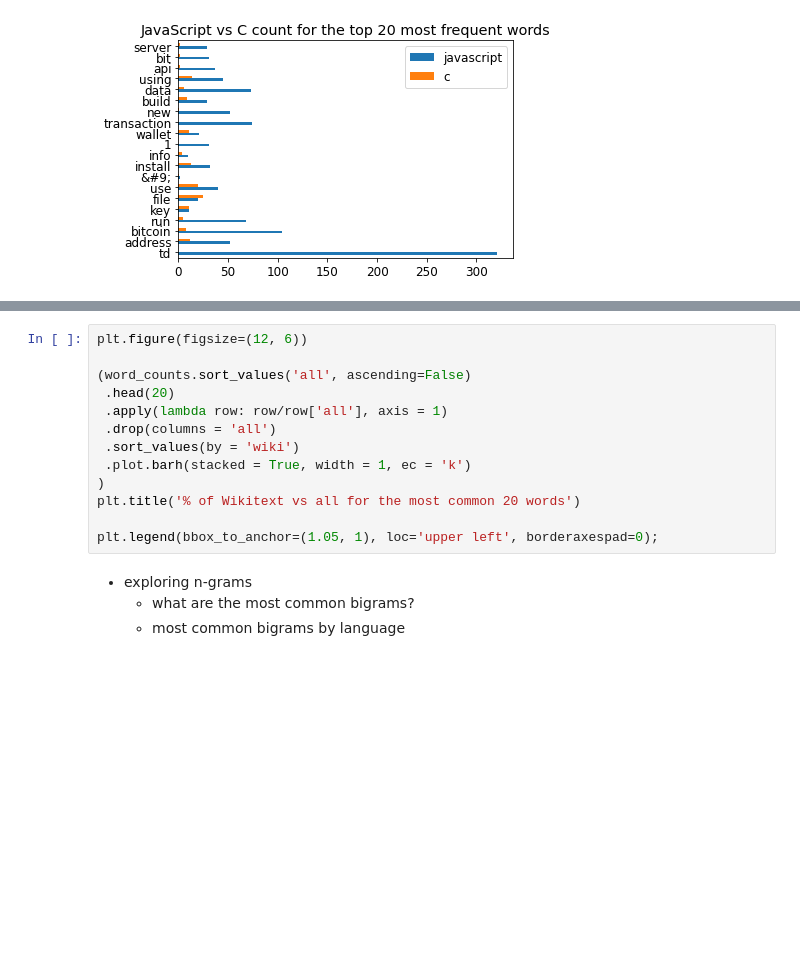
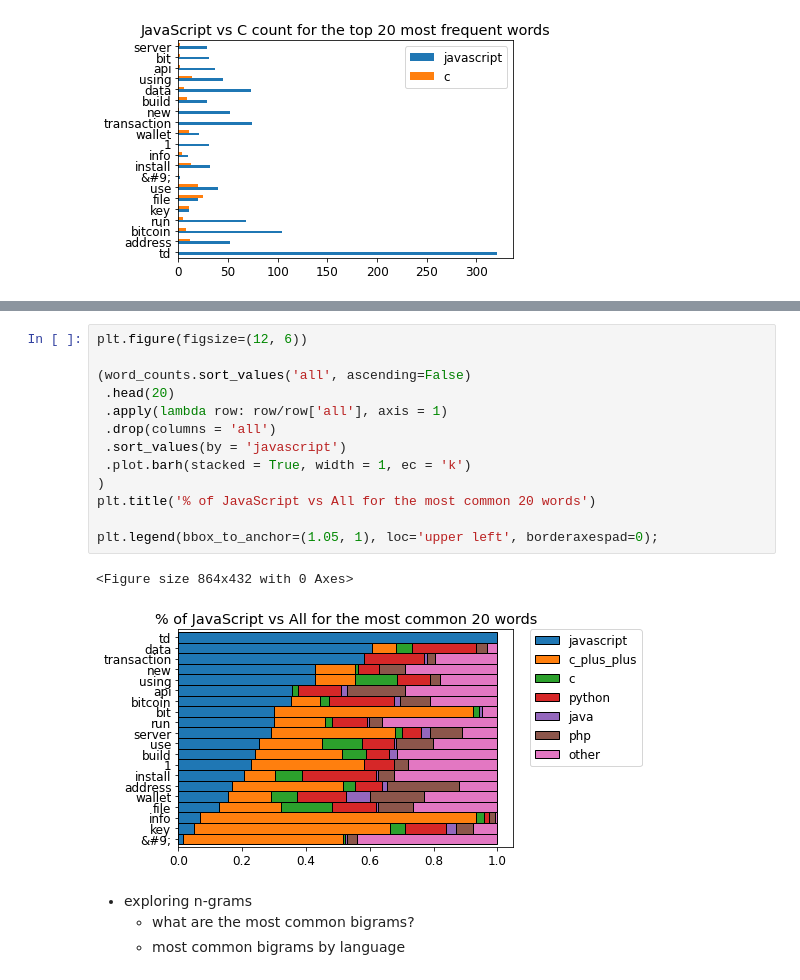
Before and after one commit to TeamAwesomeQuackers/NLP_Project, a Jupyter notebook: Workbooks/Whitaker_Explore_NLP.ipynb, the cells around one changed output, grey strips where cells are left out. Saved outputs shown, nothing was run; the diff lists cells and outputs as text; blank space fills up the shorter version.

```diff
--- a/Workbooks/Whitaker_Explore_NLP.ipynb
+++ b/Workbooks/Whitaker_Explore_NLP.ipynb
@@ -477,16 +480,19 @@ plt.title('Wikitext vs HTML count for the top 20 most frequent words');
 # %%
 plt.figure(figsize=(12, 6))
 
 (word_counts.sort_values('all', ascending=False)
  .head(20)
  .apply(lambda row: row/row['all'], axis = 1)
  .drop(columns = 'all')
- .sort_values(by = 'wiki')
+ .sort_values(by = 'javascript')
  .plot.barh(stacked = True, width = 1, ec = 'k')
 )
-plt.title('% of Wikitext vs all for the most common 20 words')
+plt.title('% of JavaScript vs All for the most common 20 words')
 
 plt.legend(bbox_to_anchor=(1.05, 1), loc='upper left', borderaxespad=0);
+# %% [output]
+<Figure size 864x432 with 0 Axes>
+[figure, added]
 # %% [markdown]
 - exploring n-grams
     - what are the most common bigrams?
```
Also changed, not shown: parts of 68 cells of this notebook.
